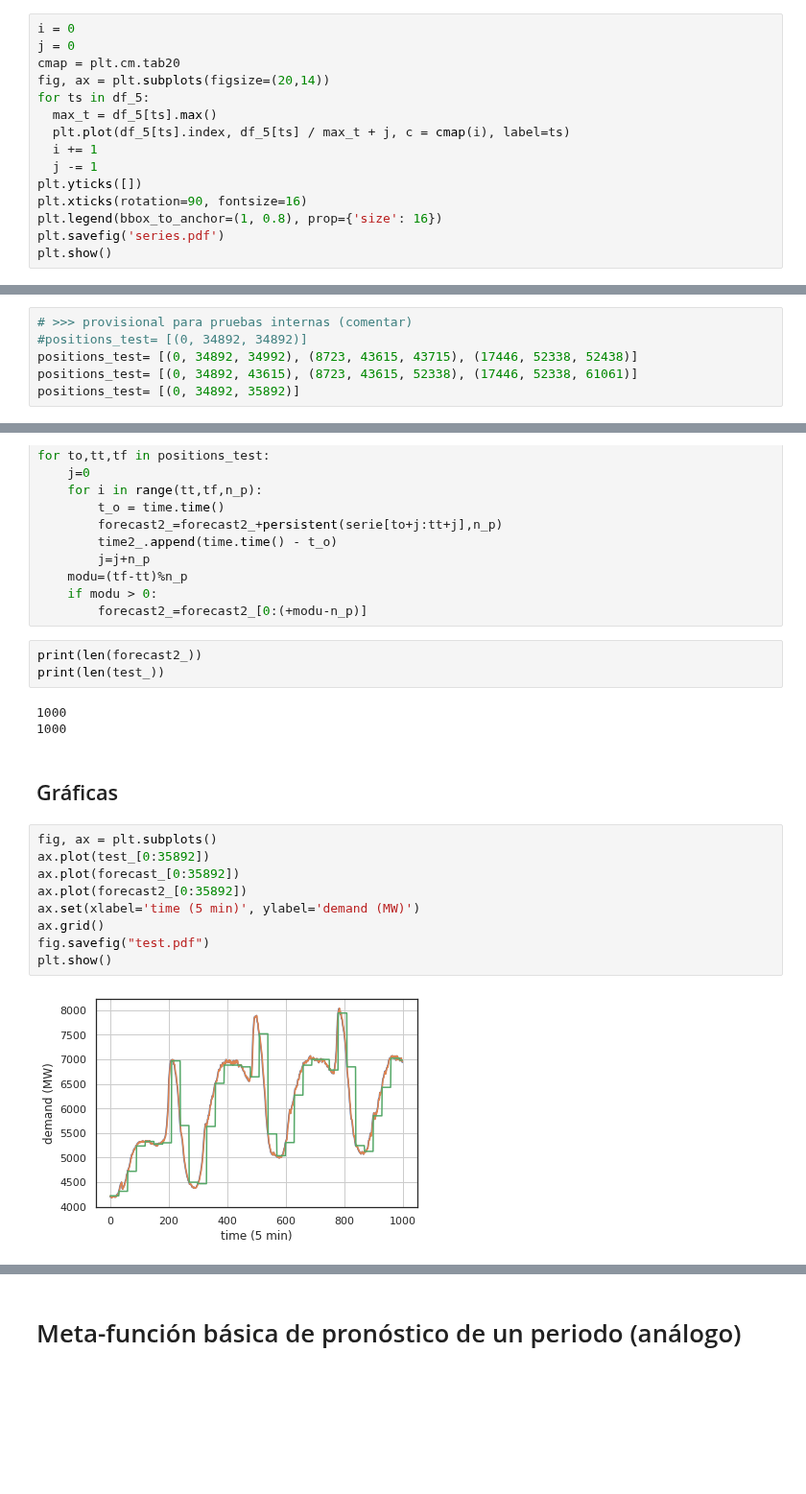
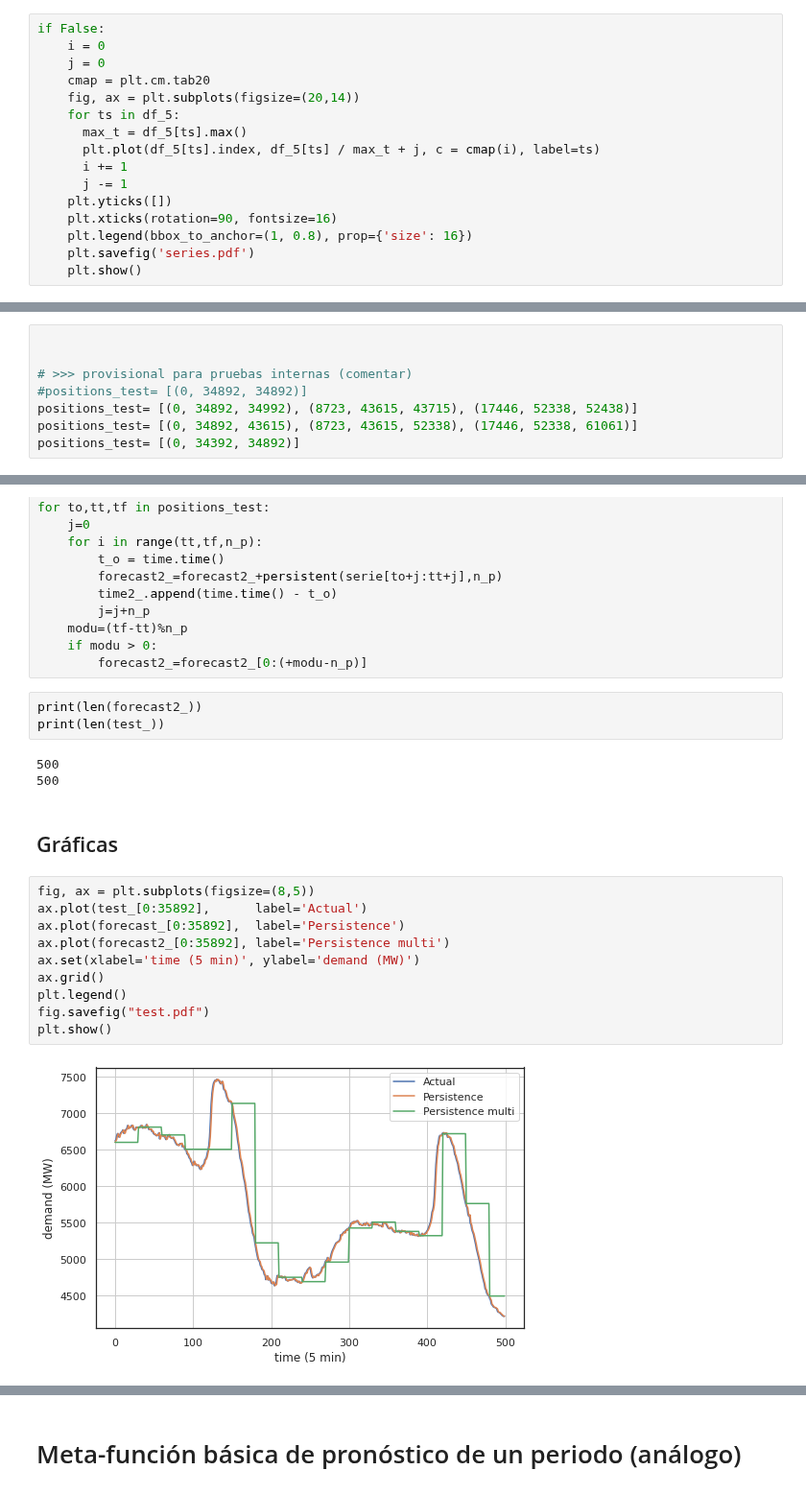
Before and after one commit to urieliram/statistical, a Jupyter notebook: Analog2.ipynb, the cells around one changed output, grey strips where cells are left out. Shown at 96% size. Cells and saved outputs as stored; diff of their text form; blank space fills up the shorter version.

```diff
--- a/Analog2.ipynb
+++ b/Analog2.ipynb
@@ -730,17 +741,18 @@ plt.show()
 [figure]
 [figure]
 # %%
-i = 0
-j = 0
-cmap = plt.cm.tab20
-fig, ax = plt.subplots(figsize=(20,14))
-for ts in df_5:
-  max_t = df_5[ts].max()
-  plt.plot(df_5[ts].index, df_5[ts] / max_t + j, c = cmap(i), label=ts)
-  i += 1
-  j -= 1
-plt.yticks([])
-plt.xticks(rotation=90, fontsize=16)
-plt.legend(bbox_to_anchor=(1, 0.8), prop={'size': 16})
-plt.savefig('series.pdf')
-plt.show()
+if False:
+    i = 0
+    j = 0
+    cmap = plt.cm.tab20
+    fig, ax = plt.subplots(figsize=(20,14))
+    for ts in df_5:
+      max_t = df_5[ts].max()
+      plt.plot(df_5[ts].index, df_5[ts] / max_t + j, c = cmap(i), label=ts)
+      i += 1
+      j -= 1
+    plt.yticks([])
+    plt.xticks(rotation=90, fontsize=16)
+    plt.legend(bbox_to_anchor=(1, 0.8), prop={'size': 16})
+    plt.savefig('series.pdf')
+    plt.show()
@@ -795,11 +805,13 @@ print(positions_test)
 # %% [markdown]
 # Meta-función básica de pronóstico de un periodo (persistente)
 # %%
+
+
 # >>> provisional para pruebas internas (comentar)
 #positions_test= [(0, 34892, 34892)]
 positions_test= [(0, 34892, 34992), (8723, 43615, 43715), (17446, 52338, 52438)]
 positions_test= [(0, 34892, 43615), (8723, 43615, 52338), (17446, 52338, 61061)]
-positions_test= [(0, 34892, 35892)]
+positions_test= [(0, 34392, 34892)]
 # %%
 ## ... time serie·time-serie·time-serie·time-serie·time-serie·time-serie·time-serie·time-serie·time-serie·time-serie·time-serie ...
 ##                |                                               |           |       |
@@ -855,21 +867,22 @@ for to,tt,tf in positions_test:
 print(len(forecast2_))
 print(len(test_))
 # %% [output]
-1000
-1000
+500
+500
 # %% [markdown]
 ## Gráficas
 # %%
-fig, ax = plt.subplots()
-ax.plot(test_[0:35892])
-ax.plot(forecast_[0:35892])
-ax.plot(forecast2_[0:35892])
+fig, ax = plt.subplots(figsize=(8,5))
+ax.plot(test_[0:35892],      label='Actual')
+ax.plot(forecast_[0:35892],  label='Persistence')
+ax.plot(forecast2_[0:35892], label='Persistence multi')
 ax.set(xlabel='time (5 min)', ylabel='demand (MW)')
 ax.grid()
+plt.legend()
 fig.savefig("test.pdf")
 plt.show()
 # %% [output]
-[figure, old version]
+[figure, new version]
 # %%
 mae_mp  = mean_absolute_error(test_,forecast2_)
 mape_mp = mean_absolute_percentage_error(test_,forecast2_)
```
Also changed, not shown: parts of 18 cells of this notebook.
